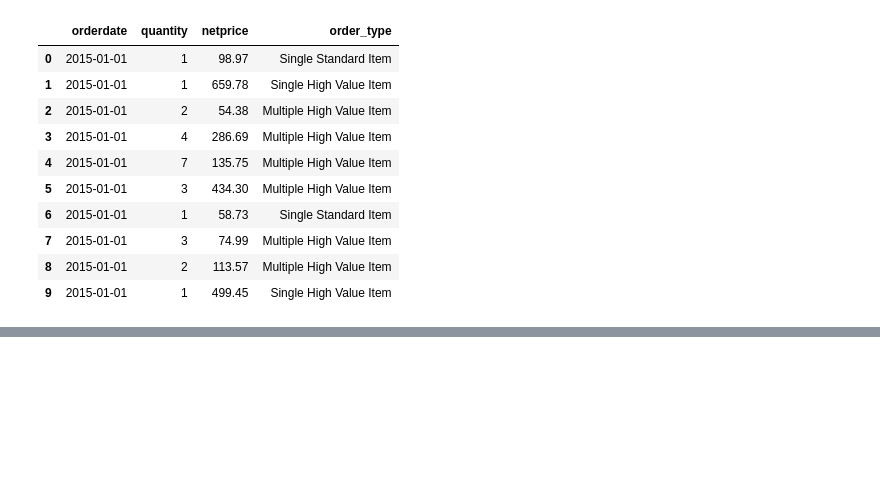
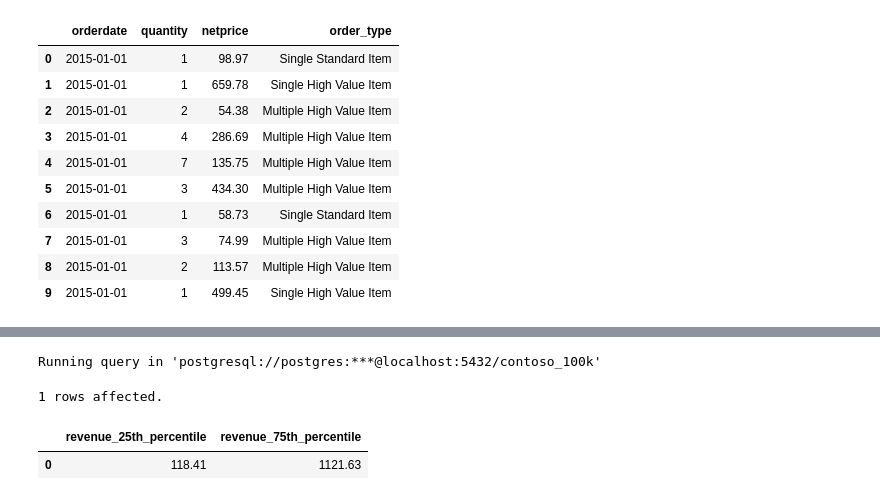
Before and after one commit to Matt1220/SQL_VScode_Project, a Jupyter notebook: Resources/Blank_SQL_Notebook.ipynb, the cells around one changed output, grey strips where cells are left out. Cells and saved outputs as stored; diff of their text form; code cells hidden in the pictures; blank space fills up the shorter version.

```diff
--- a/Resources/Blank_SQL_Notebook.ipynb
+++ b/Resources/Blank_SQL_Notebook.ipynb
@@ -302,0 +413,21 @@ Running query in 'postgresql://postgres:***@localhost:5432/contoso_100k'
+# %%
+%%sql
+
+WITH percentile AS (
+
+SELECT
+  PERCENTILE_CONT(0.25) WITHIN GROUP (ORDER BY (s.quantity * s.netprice * s.exchangerate)) AS revenue_25th_percentile,
+    PERCENTILE_CONT(0.75) WITHIN GROUP (ORDER BY (s.quantity * s.netprice * s.exchangerate)) AS revenue_75th_percentile
+FROM
+  Sales s
+
+
+WHERE
+  orderdate BETWEEN '2022-01-01' AND '2022-12-31'
+
+)
+# %% [output]
+Running query in 'postgresql://postgres:***@localhost:5432/contoso_100k'
+1 rows affected.
+|  | revenue_25th_percentile | revenue_75th_percentile |
+| 0 | 118.41 | 1121.63 |
```
Also changed, not shown: parts of 4 cells of this notebook.
